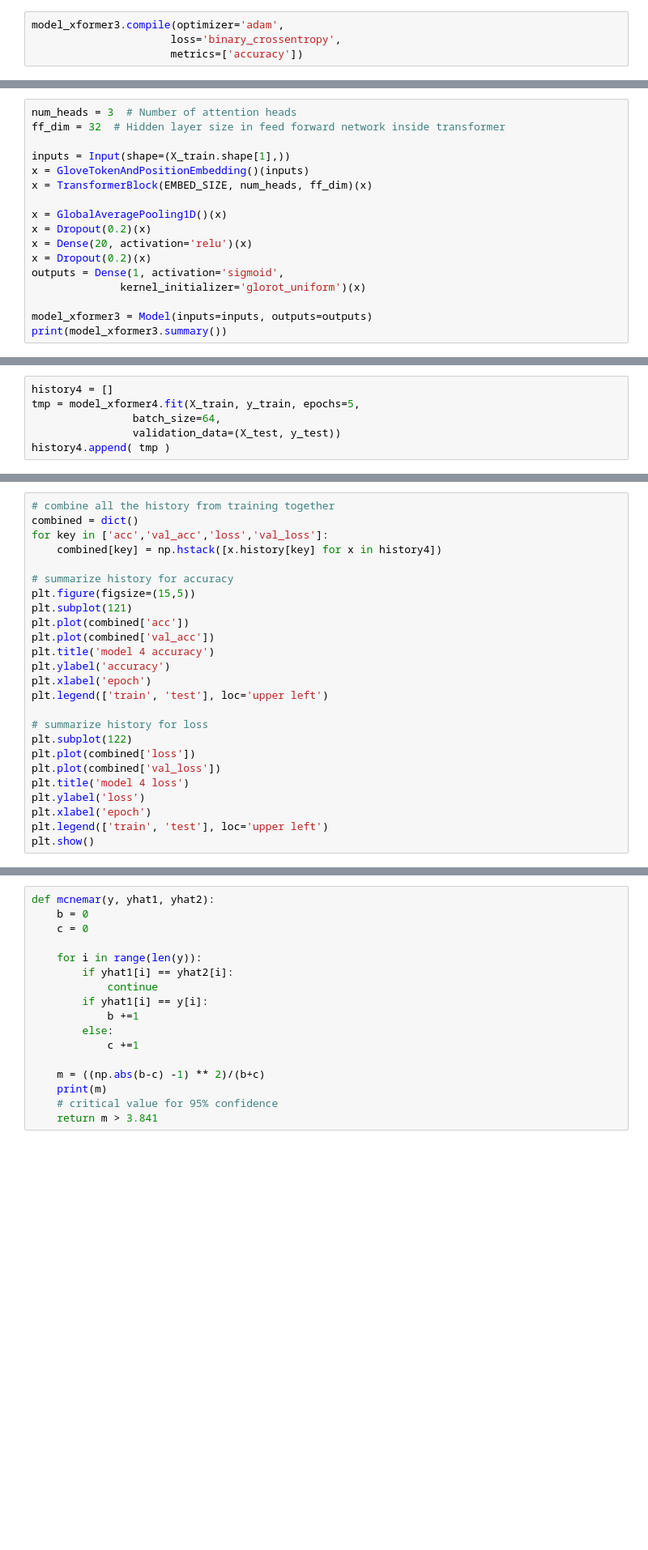
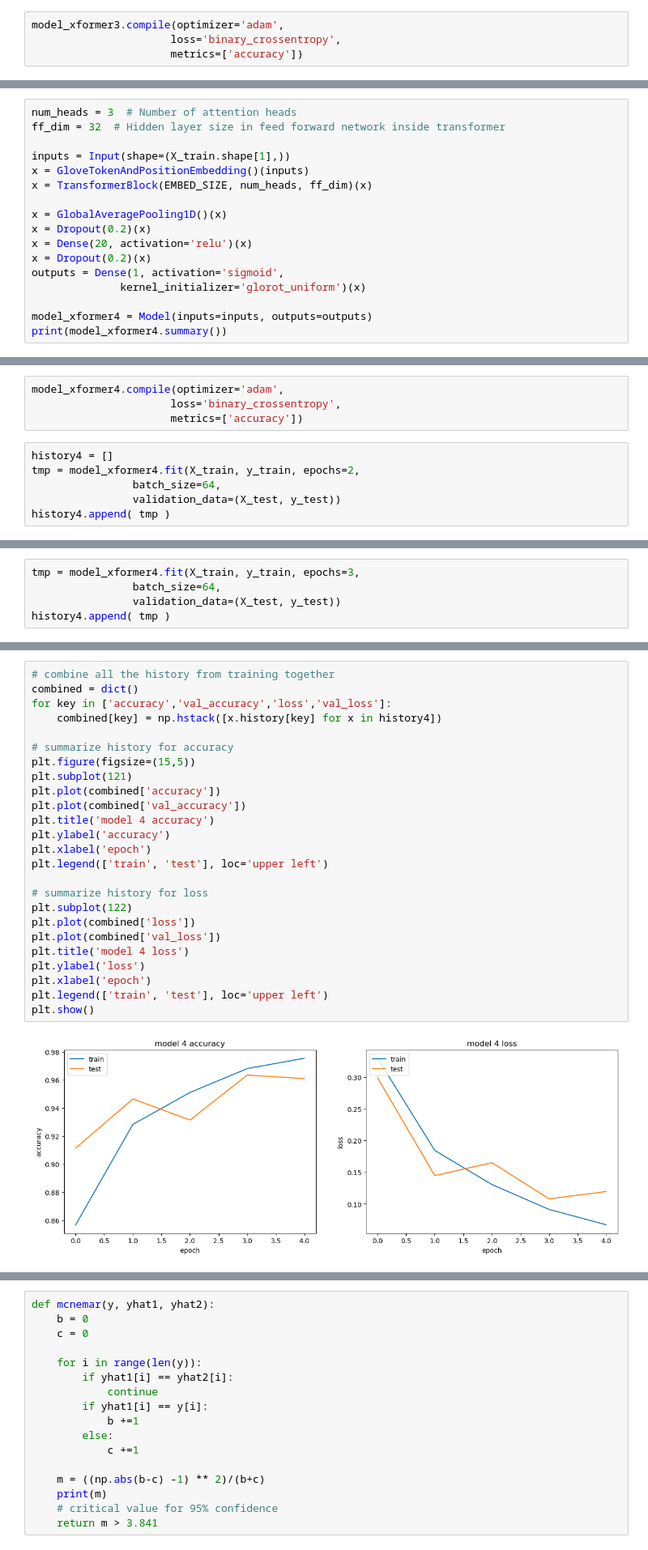
Before and after one commit to JocelynRupp/ML_Lab_7, a Jupyter notebook: Lab 7.ipynb, the cells around one changed output, grey strips where cells are left out. Shown at 81% size. Cells and saved outputs as stored; diff of their text form; blank space fills up the shorter version.

```diff
--- a/Lab 7.ipynb
+++ b/Lab 7.ipynb
@@ -687,5 +716,5 @@ x = Dropout(0.2)(x)
 outputs = Dense(1, activation='sigmoid',
               kernel_initializer='glorot_uniform')(x)
 
-model_xformer3 = Model(inputs=inputs, outputs=outputs)
-print(model_xformer3.summary())
+model_xformer4 = Model(inputs=inputs, outputs=outputs)
+print(model_xformer4.summary())
@@ -692,6 +744,10 @@ print(model_xformer3.summary())
+# %%
+model_xformer4.compile(optimizer='adam',
+                      loss='binary_crossentropy',
+                      metrics=['accuracy'])
 # %%
 history4 = []
-tmp = model_xformer4.fit(X_train, y_train, epochs=5,
+tmp = model_xformer4.fit(X_train, y_train, epochs=2,
                 batch_size=64,
                 validation_data=(X_test, y_test))
 history4.append( tmp )
@@ -697,0 +759,5 @@ history4.append( tmp )
+# %%
+tmp = model_xformer4.fit(X_train, y_train, epochs=3,
+                batch_size=64,
+                validation_data=(X_test, y_test))
+history4.append( tmp )
@@ -698,26 +771,28 @@ history4.append( tmp )
 # %%
 # combine all the history from training together
 combined = dict()
-for key in ['acc','val_acc','loss','val_loss']:
+for key in ['accuracy','val_accuracy','loss','val_loss']:
     combined[key] = np.hstack([x.history[key] for x in history4])
 
 # summarize history for accuracy
 plt.figure(figsize=(15,5))
 plt.subplot(121)
-plt.plot(combined['acc'])
-plt.plot(combined['val_acc'])
+plt.plot(combined['accuracy'])
+plt.plot(combined['val_accuracy'])
 plt.title('model 4 accuracy')
 plt.ylabel('accuracy')
 plt.xlabel('epoch')
 plt.legend(['train', 'test'], loc='upper left')
 
 # summarize history for loss
 plt.subplot(122)
 plt.plot(combined['loss'])
 plt.plot(combined['val_loss'])
 plt.title('model 4 loss')
 plt.ylabel('loss')
 plt.xlabel('epoch')
 plt.legend(['train', 'test'], loc='upper left')
 plt.show()
+# %% [output]
+[figure, added]
 # %%
```
Also changed, not shown: parts of 73 cells of this notebook, 2 other files.
